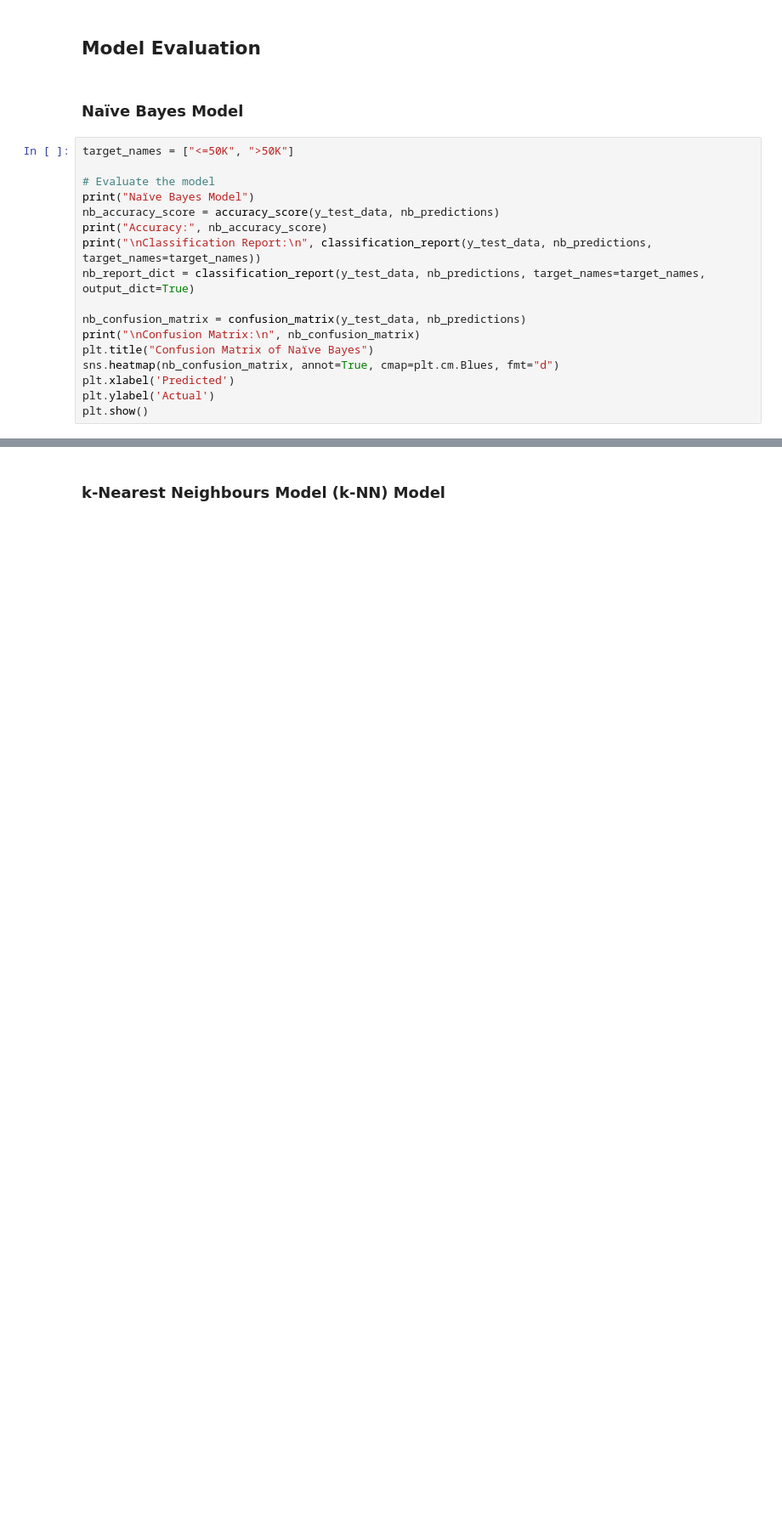
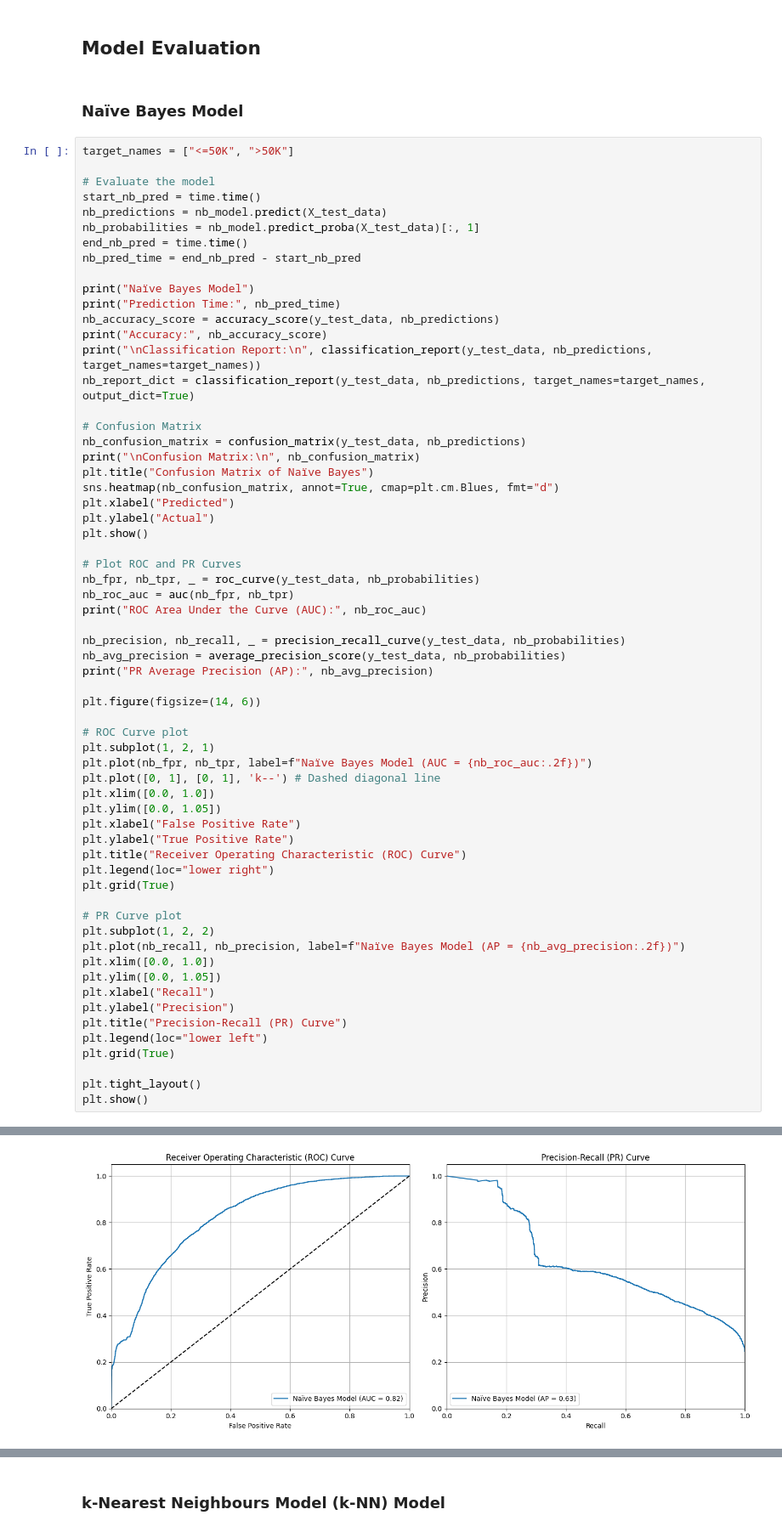
Before and after one commit to roshaniayu/IN6227-Data-Mining-Assignments, a Jupyter notebook: Assignment 1/Assignment1_Roshani Ayu Pranasti_G2504973A.ipynb, the cells around one changed output, grey strips where cells are left out. Shown: that part at 85% size. Saved outputs shown, nothing was run; the diff lists cells and outputs as text; blank space fills up the shorter version.

Commit message:
Add train time, pred time, roc curve, pr curve

```diff
--- a/Assignment 1/Assignment1_Roshani Ayu Pranasti_G2504973A.ipynb
+++ b/Assignment 1/Assignment1_Roshani Ayu Pranasti_G2504973A.ipynb
@@ -536,18 +565,63 @@ Best k-NN Parameters: {'n_neighbors': 21}
 target_names = ["<=50K", ">50K"]
 
 # Evaluate the model
+start_nb_pred = time.time()
+nb_predictions = nb_model.predict(X_test_data)
+nb_probabilities = nb_model.predict_proba(X_test_data)[:, 1]
+end_nb_pred = time.time()
+nb_pred_time = end_nb_pred - start_nb_pred
+
 print("Naïve Bayes Model")
+print("Prediction Time:", nb_pred_time)
 nb_accuracy_score = accuracy_score(y_test_data, nb_predictions)
 print("Accuracy:", nb_accuracy_score)
 print("\nClassification Report:\n", classification_report(y_test_data, nb_predictions, target_names=target_names))
 nb_report_dict = classification_report(y_test_data, nb_predictions, target_names=target_names, output_dict=True)
 
+# Confusion Matrix
 nb_confusion_matrix = confusion_matrix(y_test_data, nb_predictions)
 print("\nConfusion Matrix:\n", nb_confusion_matrix)
 plt.title("Confusion Matrix of Naïve Bayes")
 sns.heatmap(nb_confusion_matrix, annot=True, cmap=plt.cm.Blues, fmt="d")
-plt.xlabel('Predicted')
-plt.ylabel('Actual')
+plt.xlabel("Predicted")
+plt.ylabel("Actual")
 plt.show()
+
+# Plot ROC and PR Curves
+nb_fpr, nb_tpr, _ = roc_curve(y_test_data, nb_probabilities)
+nb_roc_auc = auc(nb_fpr, nb_tpr)
+print("ROC Area Under the Curve (AUC):", nb_roc_auc)
+
+nb_precision, nb_recall, _ = precision_recall_curve(y_test_data, nb_probabilities)
+nb_avg_precision = average_precision_score(y_test_data, nb_probabilities)
+print("PR Average Precision (AP):", nb_avg_precision)
+
+plt.figure(figsize=(14, 6))
+
+# ROC Curve plot
+plt.subplot(1, 2, 1)
+plt.plot(nb_fpr, nb_tpr, label=f"Naïve Bayes Model (AUC = {nb_roc_auc:.2f})")
+plt.plot([0, 1], [0, 1], 'k--') # Dashed diagonal line
+plt.xlim([0.0, 1.0])
+plt.ylim([0.0, 1.05])
+plt.xlabel("False Positive Rate")
+plt.ylabel("True Positive Rate")
+plt.title("Receiver Operating Characteristic (ROC) Curve")
+plt.legend(loc="lower right")
+plt.grid(True)
+
+# PR Curve plot
+plt.subplot(1, 2, 2)
+plt.plot(nb_recall, nb_precision, label=f"Naïve Bayes Model (AP = {nb_avg_precision:.2f})")
+plt.xlim([0.0, 1.0])
+plt.ylim([0.0, 1.05])
+plt.xlabel("Recall")
+plt.ylabel("Precision")
+plt.title("Precision-Recall (PR) Curve")
+plt.legend(loc="lower left")
+plt.grid(True)
+
+plt.tight_layout()
+plt.show()
 # %% [output]
 Naïve Bayes Model
@@ -571,3 +648,4 @@ Confusion Matrix:
+[figure, added]
 # %%
 # Evaluate the best Naive Bayes model
 best_nb = grid_nb.best_estimator_
```
Also changed, not shown: parts of 13 cells of this notebook.
